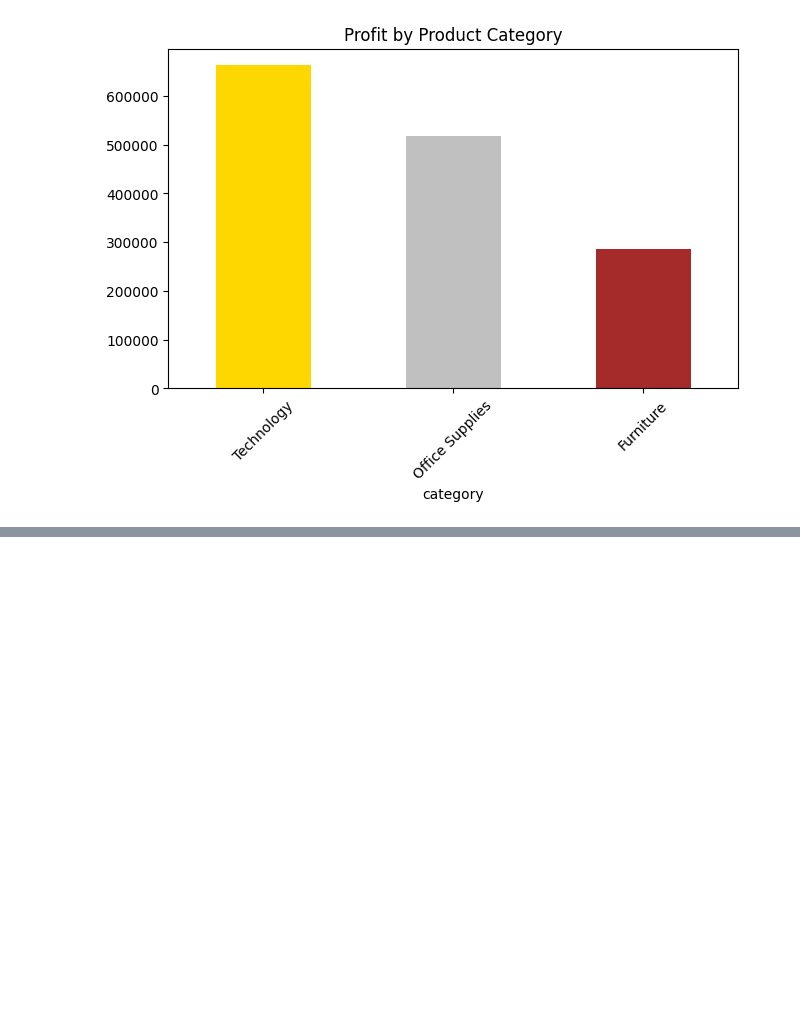
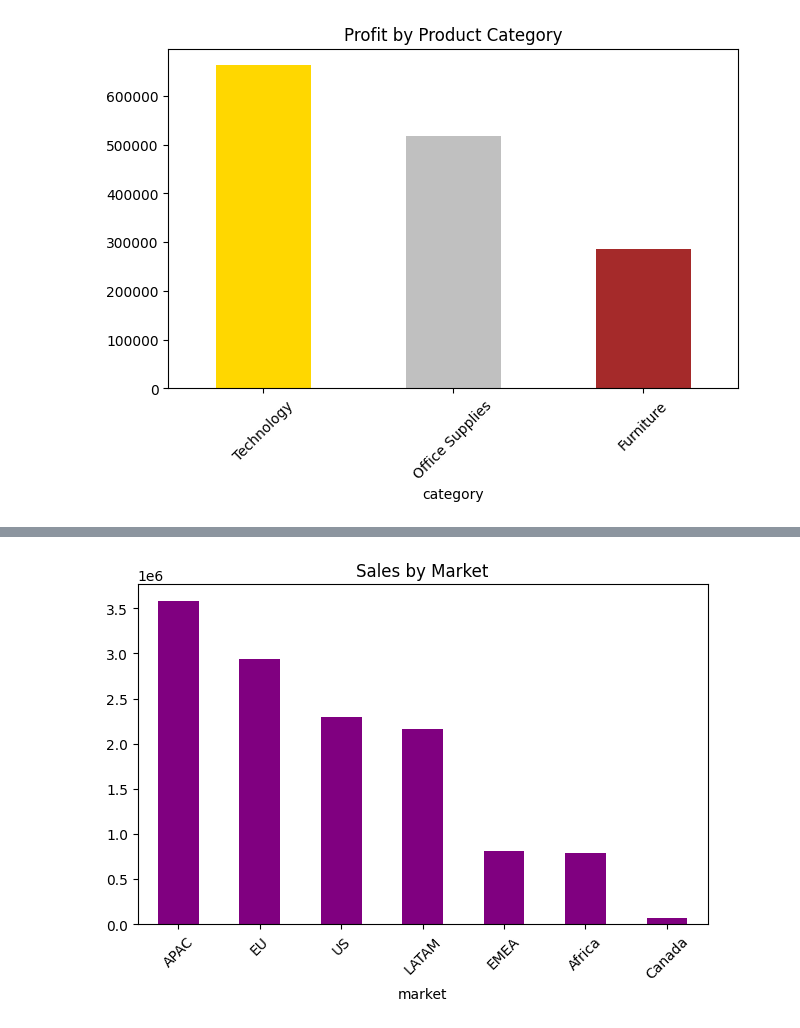
Before and after one commit to HimashMadushanka/Sales_Performance_Analysis, a Jupyter notebook: notebook/Sales_Performance_Analysis.ipynb, the cells around one changed output, grey strips where cells are left out. Saved outputs shown, nothing was run; the diff lists cells and outputs as text; code cells hidden in the pictures; blank space fills up the shorter version.

```diff
--- a/notebook/Sales_Performance_Analysis.ipynb
+++ b/notebook/Sales_Performance_Analysis.ipynb
@@ -163,0 +189,12 @@ plt.show()
+# %%
+plt.figure(figsize=(25, 15))
+
+plt.subplot(3, 3, 8)
+market_sales = df.groupby('market')['sales'].sum().sort_values(ascending=False)
+market_sales.plot(kind='bar', color='purple')
+plt.title('Sales by Market')
+plt.xticks(rotation=45)
+
+plt.show()
+# %% [output]
+[figure, added]
```
Also changed, not shown: parts of 7 cells of this notebook.
